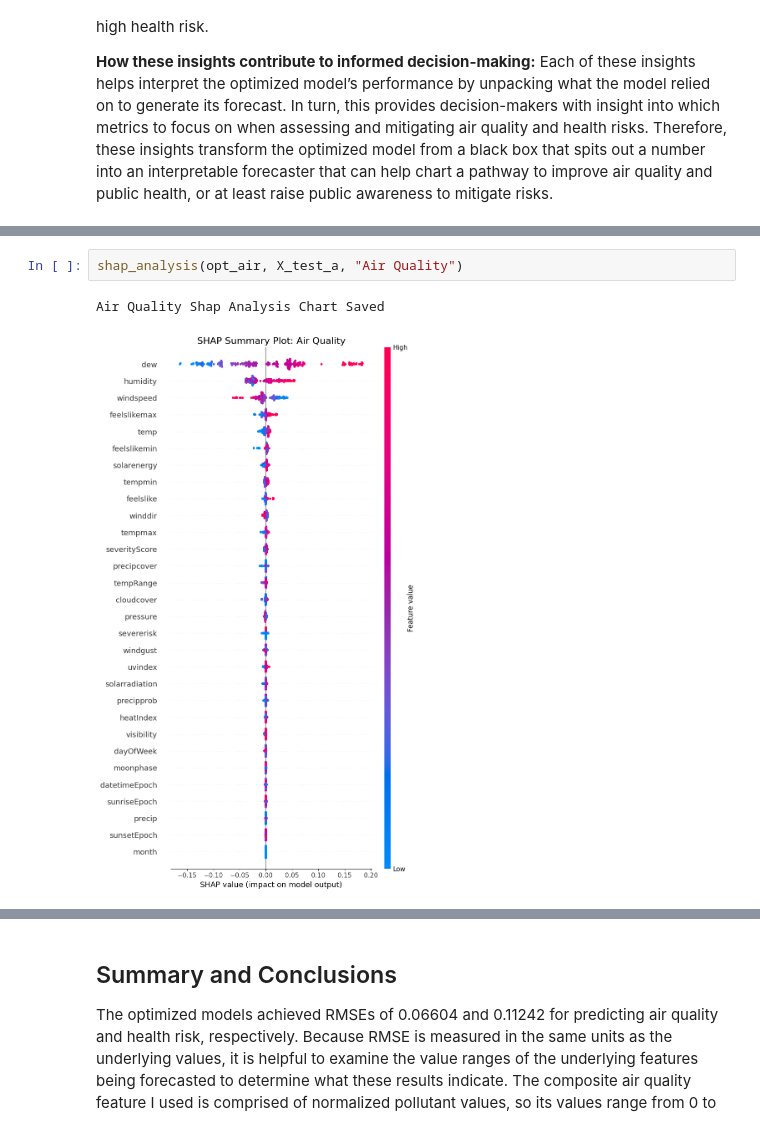
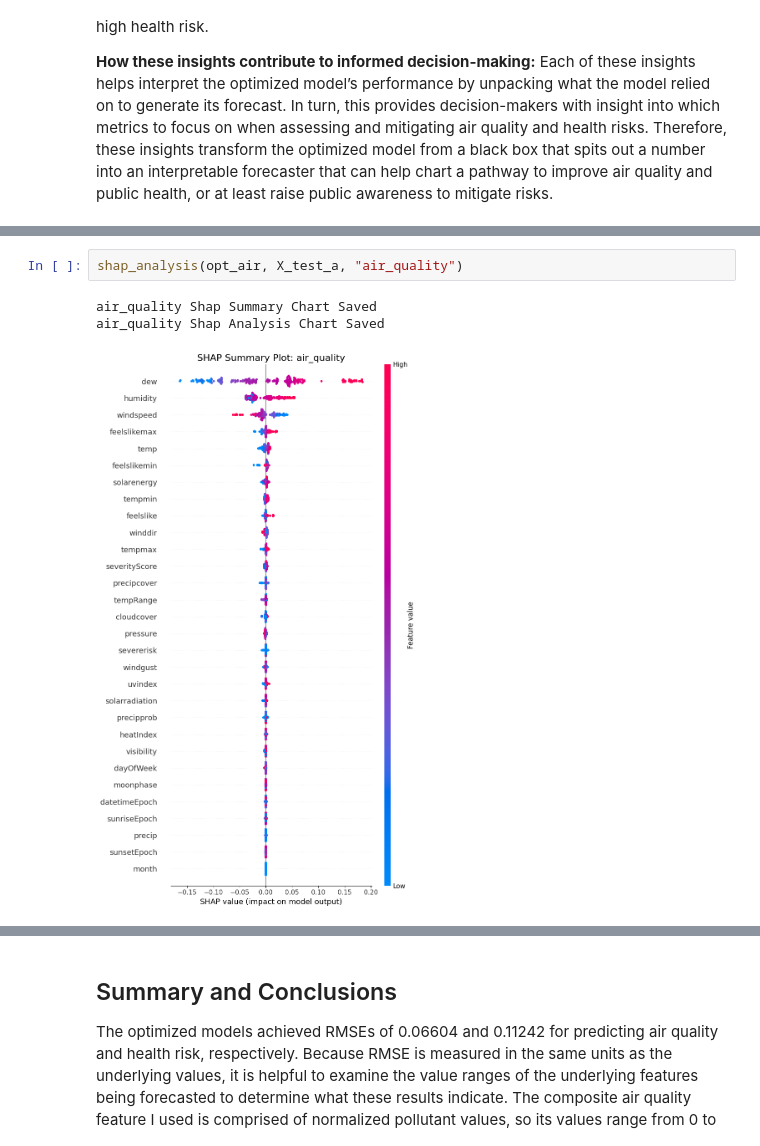
Before and after one commit to zach-lloyd/air_quality_and_health_risk_forecaster, a Jupyter notebook: src/notebooks/air_quality_and_health_risk_forecaster.ipynb, the cells around one changed output, grey strips where cells are left out. Drawn from its saved outputs; the diff is of its cells as text.

```diff
--- a/src/notebooks/air_quality_and_health_risk_forecaster.ipynb
+++ b/src/notebooks/air_quality_and_health_risk_forecaster.ipynb
@@ -457,9 +457,10 @@ Health Risk Feature Importance Chart Saved
 <Figure size 1000x600 with 0 Axes>
 [figure]
 # %%
-shap_analysis(opt_air, X_test_a, "Air Quality")
+shap_analysis(opt_air, X_test_a, "air_quality")
 # %% [output]
-Air Quality Shap Analysis Chart Saved
+air_quality Shap Summary Chart Saved
+air_quality Shap Analysis Chart Saved
-[figure, old version]
+[figure, new version]
 [figure]
 # %%
```
Also changed, not shown: parts of 5 cells of this notebook, 25 other files.
